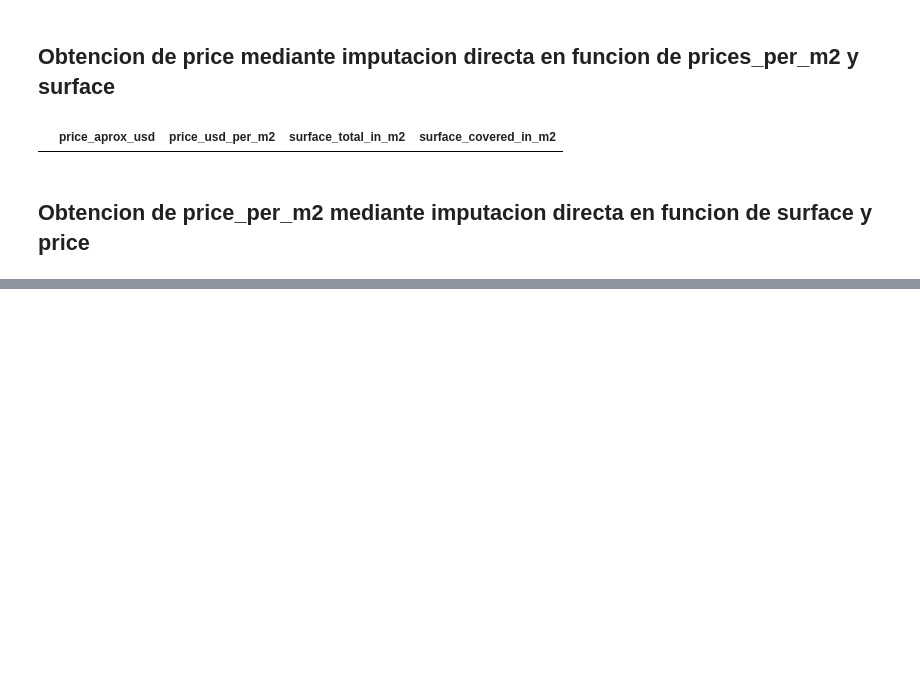
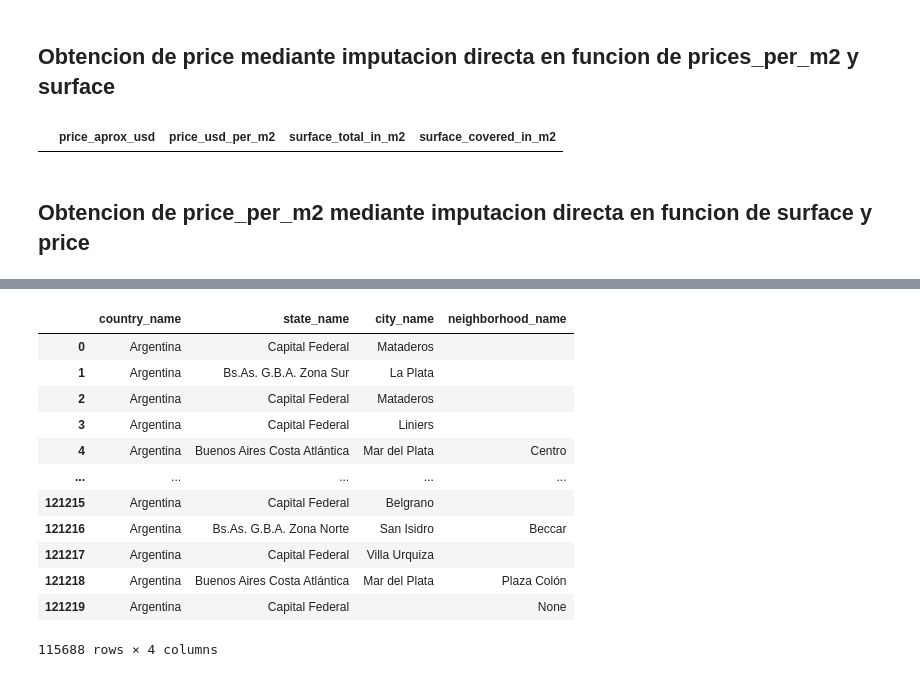
Before and after one commit to BenkosT/TP_Limpieza, a Jupyter notebook: Notebooks/Limpieza.ipynb, the cells around one changed output, grey strips where cells are left out. Drawn from its saved outputs; the diff is of its cells as text; code cells hidden in the pictures; blank space fills up the shorter version.

```diff
--- a/Notebooks/Limpieza.ipynb
+++ b/Notebooks/Limpieza.ipynb
@@ -1170,0 +1173,21 @@ array(['sell'], dtype=object)
+# %%
+# Desecho las columnas 0, 5 y 6 ya que contienen informacion
+data_place_with_parent_names = data_place_with_parent_names.drop([0,5,6], axis=1)
+# %%
+# renombro las columnas
+data_place_with_parent_names.rename(columns={1: 'country_name' , 2 : 'state_name' , 3 : 'city_name' , 4 : 'neighborhood_name'}, inplace=True)
+data_place_with_parent_names
+# %% [output]
+|  | country_name | state_name | city_name | neighborhood_name |
+| 0 | Argentina | Capital Federal | Mataderos |  |
+| 1 | Argentina | Bs.As. G.B.A. Zona Sur | La Plata |  |
+| 2 | Argentina | Capital Federal | Mataderos |  |
+| 3 | Argentina | Capital Federal | Liniers |  |
+| 4 | Argentina | Buenos Aires Costa Atlántica | Mar del Plata | Centro |
+| ... | ... | ... | ... | ... |
+| 121215 | Argentina | Capital Federal | Belgrano |  |
+| 121216 | Argentina | Bs.As. G.B.A. Zona Norte | San Isidro | Beccar |
+| 121217 | Argentina | Capital Federal | Villa Urquiza |  |
+| 121218 | Argentina | Buenos Aires Costa Atlántica | Mar del Plata | Plaza Colón |
+| 121219 | Argentina | Capital Federal |  | None |
+115688 rows × 4 columns
```
Also changed, not shown: parts of 36 cells of this notebook.
